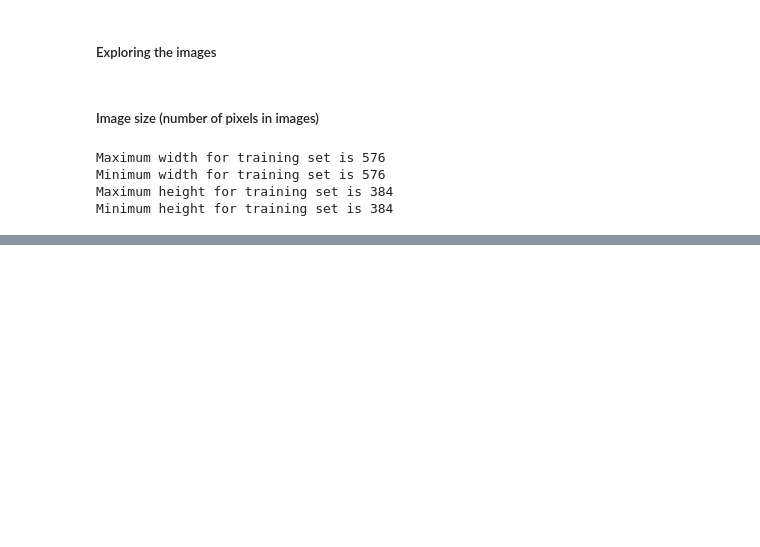
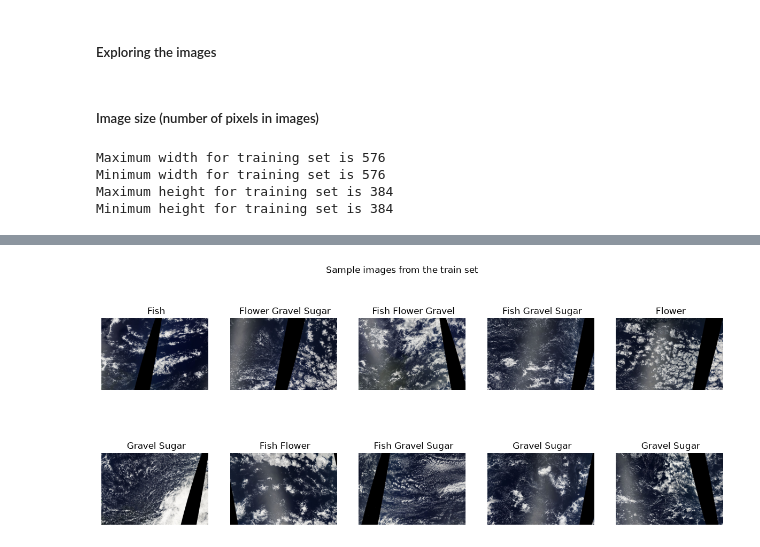
Before and after one commit to YOHANCOHENCODES/jun26_bcds_cloud_segmentation, a Jupyter notebook: notebooks/1.0-mahsa-data-exploration.ipynb, the cells around one changed output, grey strips where cells are left out. Cells and saved outputs as stored; diff of their text form; code cells hidden in the pictures; blank space fills up the shorter version.

Commit message:
Visualized samples of train images

```diff
--- a/notebooks/1.0-mahsa-data-exploration.ipynb
+++ b/notebooks/1.0-mahsa-data-exploration.ipynb
@@ -396,0 +484,4 @@ Minimum height for training set is 384
+# %%
+plot_training_images()
+# %% [output]
+[figure, added]
```
Also changed, not shown: parts of 6 cells of this notebook, 1 other file.
